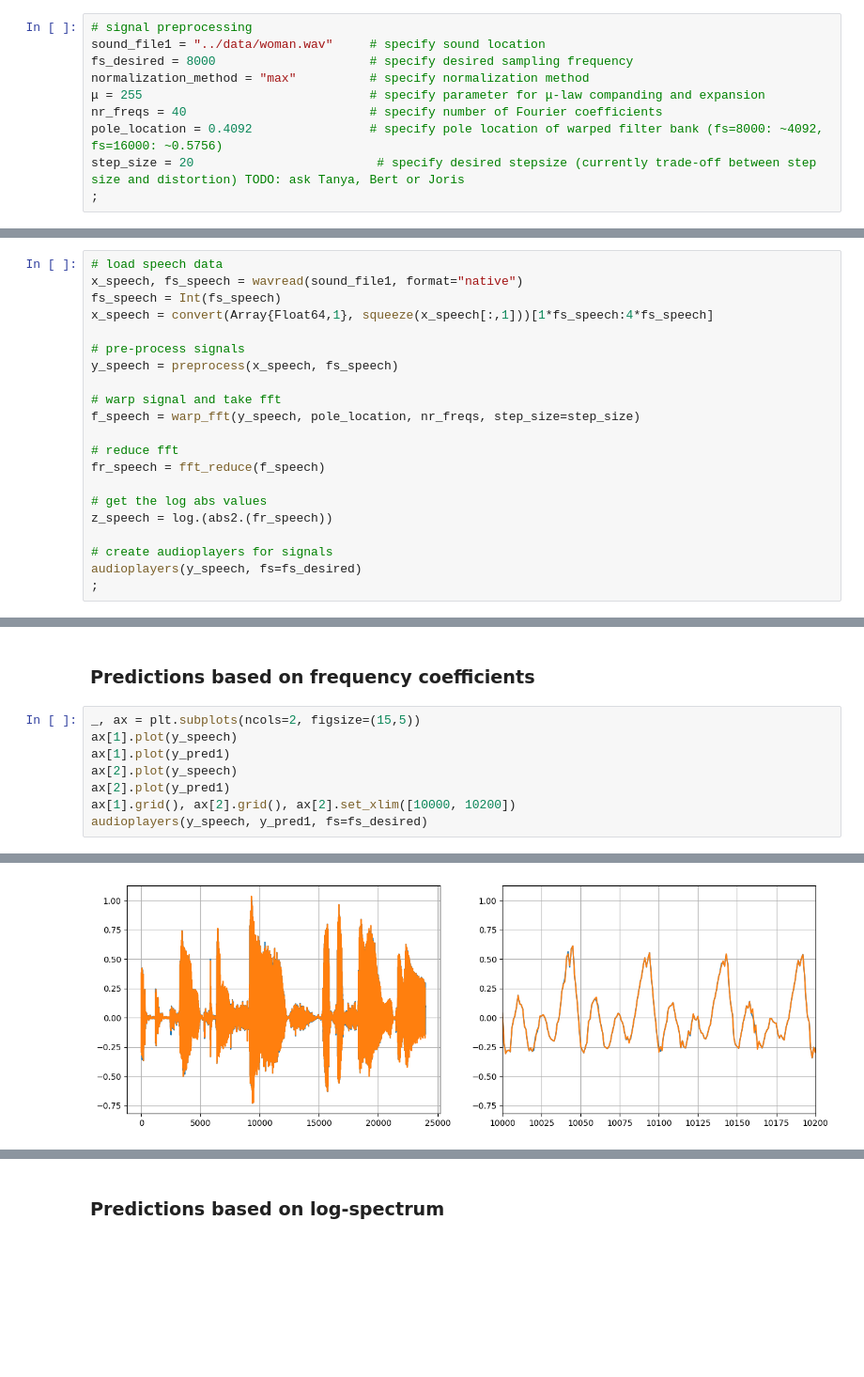
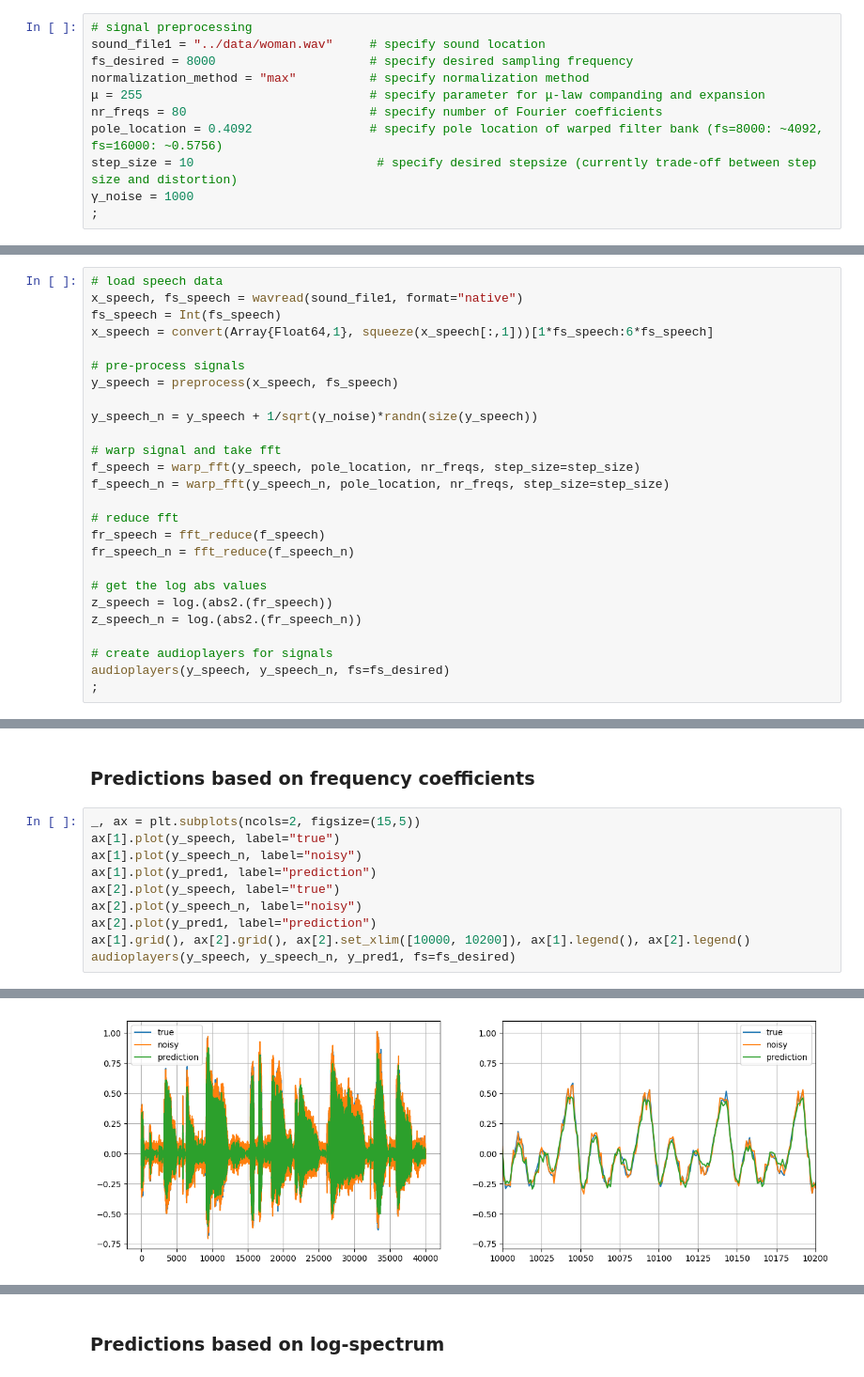
Before and after one commit to biaslab/SituatedSoundscaping, a Jupyter notebook: frequencydomain/GSMM.ipynb, the cells around one changed output, grey strips where cells are left out. Shown at 94% size. Saved outputs shown, nothing was run; the diff lists cells and outputs as text; blank space fills up the shorter version.

```diff
--- a/frequencydomain/GSMM.ipynb
+++ b/frequencydomain/GSMM.ipynb
@@ -32,9 +33,10 @@ sound_file1 = "../data/woman.wav"     # specify sound location
 fs_desired = 8000                     # specify desired sampling frequency
 normalization_method = "max"          # specify normalization method
 μ = 255                               # specify parameter for μ-law companding and expansion
-nr_freqs = 40                         # specify number of Fourier coefficients
+nr_freqs = 80                         # specify number of Fourier coefficients
 pole_location = 0.4092                # specify pole location of warped filter bank (fs=8000: ~4092, fs=16000: ~0.5756)
-step_size = 20                         # specify desired stepsize (currently trade-off between step size and distortion) TODO: ask Tanya, Bert or Joris
+step_size = 10                         # specify desired stepsize (currently trade-off between step size and distortion)
+γ_noise = 1000
 ;
 # %%
 function preprocess(x::Array{Float64,1}, fs::Int64; fs_desired::Int64=8000, normalization_method::String="max")
@@ -48,22 +50,27 @@ end;
 # load speech data
 x_speech, fs_speech = wavread(sound_file1, format="native")
 fs_speech = Int(fs_speech)
-x_speech = convert(Array{Float64,1}, squeeze(x_speech[:,1]))[1*fs_speech:4*fs_speech]
+x_speech = convert(Array{Float64,1}, squeeze(x_speech[:,1]))[1*fs_speech:6*fs_speech]
 
 # pre-process signals
 y_speech = preprocess(x_speech, fs_speech)
 
+y_speech_n = y_speech + 1/sqrt(γ_noise)*randn(size(y_speech))
+
 # warp signal and take fft
 f_speech = warp_fft(y_speech, pole_location, nr_freqs, step_size=step_size)
+f_speech_n = warp_fft(y_speech_n, pole_location, nr_freqs, step_size=step_size)
 
 # reduce fft
 fr_speech = fft_reduce(f_speech)
+fr_speech_n = fft_reduce(f_speech_n)
 
 # get the log abs values
 z_speech = log.(abs2.(fr_speech))
+z_speech_n = log.(abs2.(fr_speech_n))
 
 # create audioplayers for signals
-audioplayers(y_speech, fs=fs_desired)
+audioplayers(y_speech, y_speech_n, fs=fs_desired)
 ;
 # %% [output]
 [interactive output not drawn]
@@ -379,12 +408,14 @@ y_pred2 = warp_ifft(f_pred2, pole_location, step_size)
 ### Predictions based on frequency coefficients
 # %%
 _, ax = plt.subplots(ncols=2, figsize=(15,5))
-ax[1].plot(y_speech)
-ax[1].plot(y_pred1)
-ax[2].plot(y_speech)
-ax[2].plot(y_pred1)
-ax[1].grid(), ax[2].grid(), ax[2].set_xlim([10000, 10200])
-audioplayers(y_speech, y_pred1, fs=fs_desired)
+ax[1].plot(y_speech, label="true")
+ax[1].plot(y_speech_n, label="noisy")
+ax[1].plot(y_pred1, label="prediction")
+ax[2].plot(y_speech, label="true")
+ax[2].plot(y_speech_n, label="noisy")
+ax[2].plot(y_pred1, label="prediction")
+ax[1].grid(), ax[2].grid(), ax[2].set_xlim([10000, 10200]), ax[1].legend(), ax[2].legend()
+audioplayers(y_speech, y_speech_n, y_pred1, fs=fs_desired)
 # %% [output]
 [interactive output not drawn]
-[figure, old version]
+[figure, new version]
```
Also changed, not shown: parts of 15 cells of this notebook, 51 other files.
